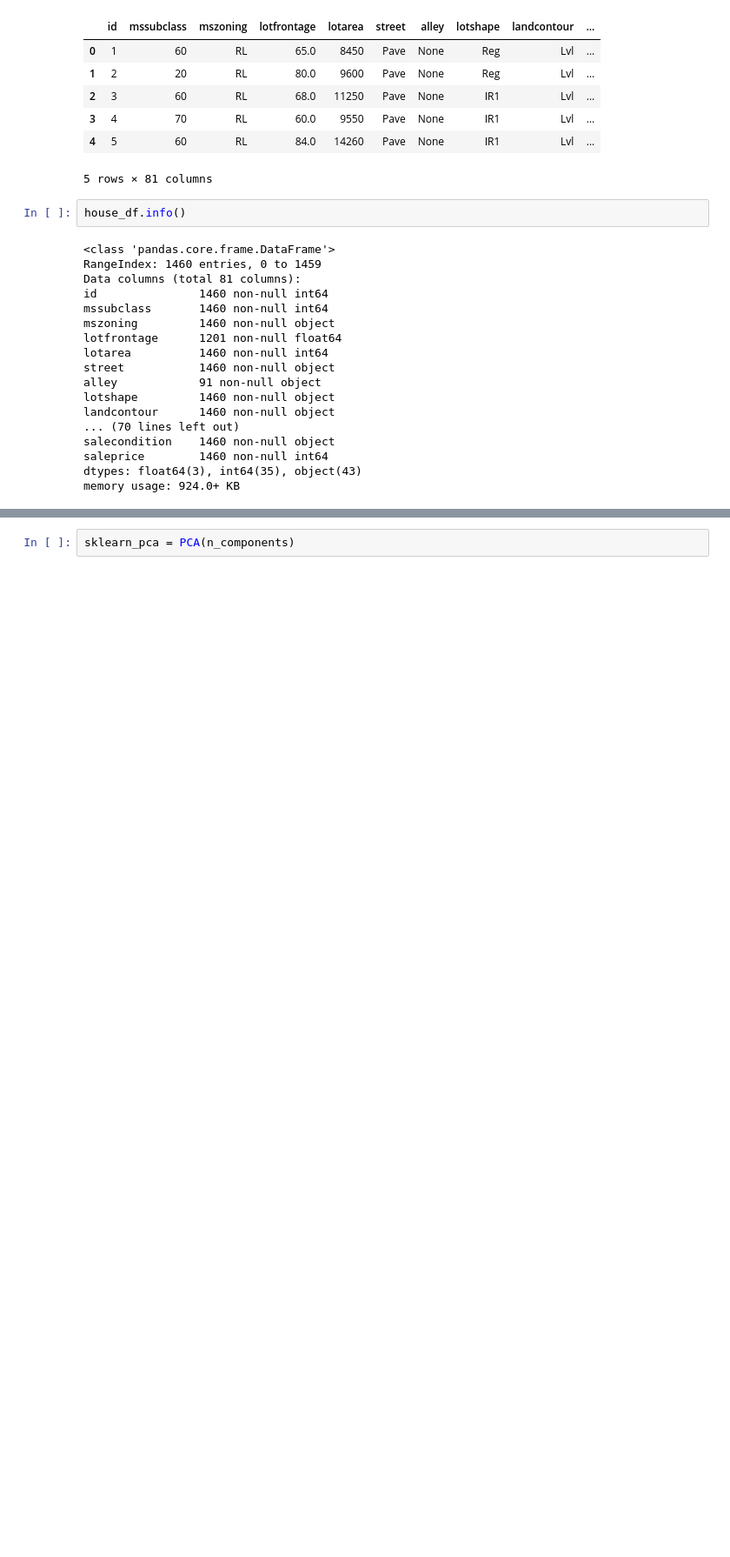
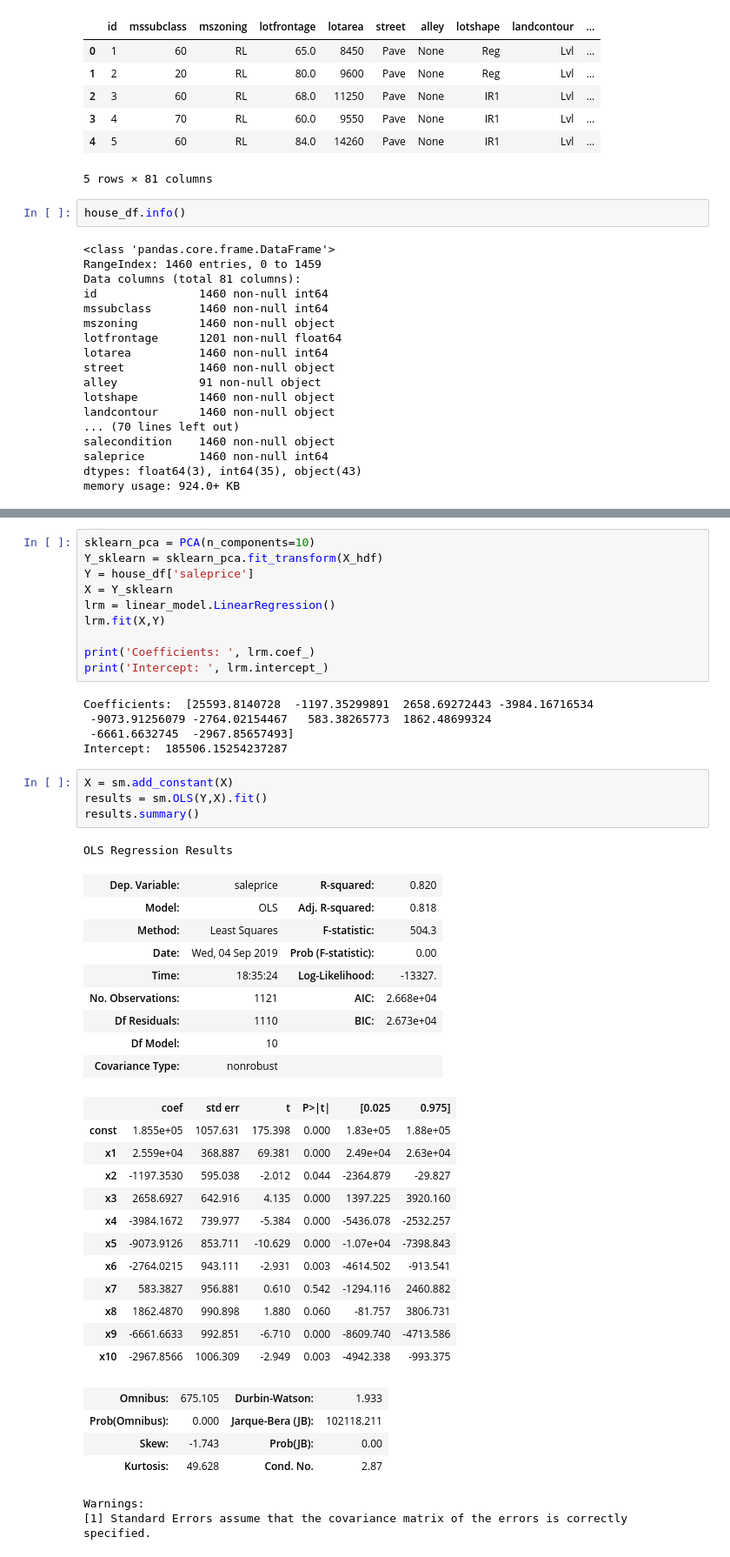
Before and after one commit to jkovach89/12-2-Assignment, a Jupyter notebook: 19-2 Assigment.ipynb, the cells around one changed output, grey strips where cells are left out. Shown at 87% size. Cells and saved outputs as stored; diff of their text form; blank space fills up the shorter version.

```diff
--- a/19-2 Assigment.ipynb
+++ b/19-2 Assigment.ipynb
@@ -90,2 +83,48 @@ print(eig_val_cov)
-# %%
-sklearn_pca = PCA(n_components)
+# %%
+sklearn_pca = PCA(n_components=10)
+Y_sklearn = sklearn_pca.fit_transform(X_hdf)
+Y = house_df['saleprice']
+X = Y_sklearn
+lrm = linear_model.LinearRegression()
+lrm.fit(X,Y)
+
+print('Coefficients: ', lrm.coef_)
+print('Intercept: ', lrm.intercept_)
+# %% [output]
+Coefficients:  [25593.8140728  -1197.35299891  2658.69272443 -3984.16716534
+ -9073.91256079 -2764.02154467   583.38265773  1862.48699324
+ -6661.6632745  -2967.85657493]
+Intercept:  185506.15254237287
+# %%
+X = sm.add_constant(X)
+results = sm.OLS(Y,X).fit()
+results.summary()
+# %% [output]
+OLS Regression Results
+| Dep. Variable: | saleprice | R-squared: | 0.820 |
+| Model: | OLS | Adj. R-squared: | 0.818 |
+| Method: | Least Squares | F-statistic: | 504.3 |
+| Date: | Wed, 04 Sep 2019 | Prob (F-statistic): | 0.00 |
+| Time: | 18:35:24 | Log-Likelihood: | -13327. |
+| No. Observations: | 1121 | AIC: | 2.668e+04 |
+| Df Residuals: | 1110 | BIC: | 2.673e+04 |
+| Df Model: | 10 |  |  |
+| Covariance Type: | nonrobust |  |  |
+|  | coef | std err | t | P>|t| | [0.025 | 0.975] |
+| const | 1.855e+05 | 1057.631 | 175.398 | 0.000 | 1.83e+05 | 1.88e+05 |
+| x1 | 2.559e+04 | 368.887 | 69.381 | 0.000 | 2.49e+04 | 2.63e+04 |
+| x2 | -1197.3530 | 595.038 | -2.012 | 0.044 | -2364.879 | -29.827 |
+| x3 | 2658.6927 | 642.916 | 4.135 | 0.000 | 1397.225 | 3920.160 |
+| x4 | -3984.1672 | 739.977 | -5.384 | 0.000 | -5436.078 | -2532.257 |
+| x5 | -9073.9126 | 853.711 | -10.629 | 0.000 | -1.07e+04 | -7398.843 |
+| x6 | -2764.0215 | 943.111 | -2.931 | 0.003 | -4614.502 | -913.541 |
+| x7 | 583.3827 | 956.881 | 0.610 | 0.542 | -1294.116 | 2460.882 |
+| x8 | 1862.4870 | 990.898 | 1.880 | 0.060 | -81.757 | 3806.731 |
+| x9 | -6661.6633 | 992.851 | -6.710 | 0.000 | -8609.740 | -4713.586 |
+| x10 | -2967.8566 | 1006.309 | -2.949 | 0.003 | -4942.338 | -993.375 |
+| Omnibus: | 675.105 | Durbin-Watson: | 1.933 |
+| Prob(Omnibus): | 0.000 | Jarque-Bera (JB): | 102118.211 |
+| Skew: | -1.743 | Prob(JB): | 0.00 |
+| Kurtosis: | 49.628 | Cond. No. | 2.87 |
+Warnings:
+[1] Standard Errors assume that the covariance matrix of the errors is correctly specified.
```
Also changed, not shown: parts of 3 cells of this notebook.
